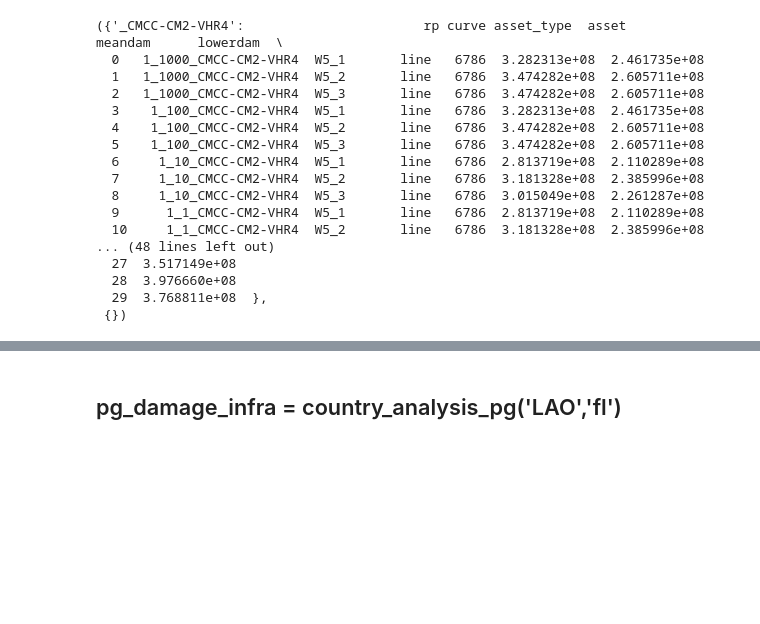
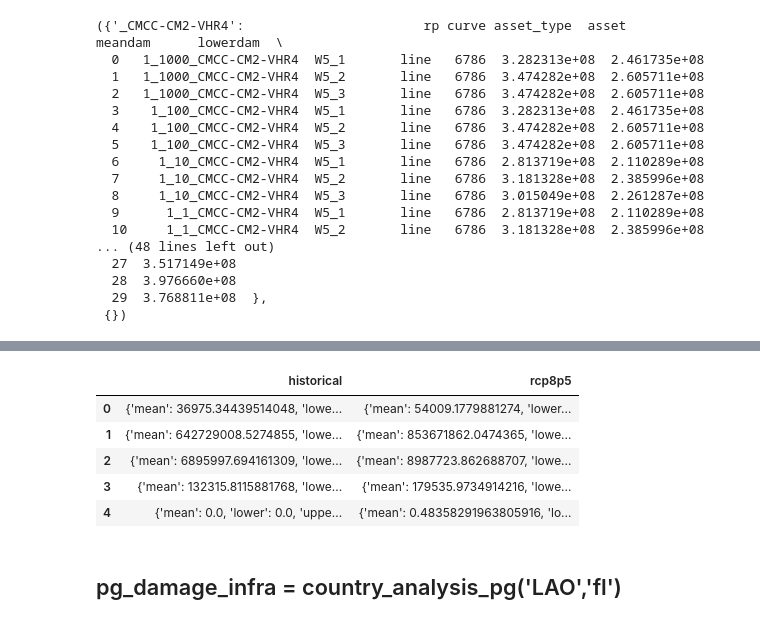
Before and after one commit to Mengqi-Ye/pg_risk_analysis, a Jupyter notebook: notebooks/Example_run.ipynb, the cells around one changed output, grey strips where cells are left out. Saved outputs shown, nothing was run; the diff lists cells and outputs as text; code cells hidden in the pictures; blank space fills up the shorter version.

```diff
--- a/notebooks/Example_run.ipynb
+++ b/notebooks/Example_run.ipynb
@@ -898,21 +902,0 @@ print(type(osm_damage_infra[0]['historical']))
-# %%
-def country_analysis_osm(country_code,hazard_type): #
-
-    # extract infrastructure data from OSM
-    #osm_power_infra = extract_osm_infrastructure(country_code,osm_data_path)  #!!!!!!!!!!!!!!!!!!!!!!!!DELETE NOTES AFTER TEST
-
-    # assess damage to hazard_type
-    osm_damage_infra = assess_damage_osm(country_code,osm_power_infra,hazard_type)
-
-    if hazard_type=='tc':
-        climate_models = ['_CMCC-CM2-VHR4'] #'','_CMCC-CM2-VHR4','_CNRM-CM6-1-HR','_EC-Earth3P-HR','_HadGEM3-GC31-HM'
-    elif hazard_type=='fl':
-        climate_models = ['historical','rcp8p5']
-    #print(len(osm_damage_infra))
-
-    for i in range(len(osm_damage_infra)):
-        for climate_model in climate_models:
-            with pd.ExcelWriter(os.path.join(output_path,'damage','{}_{}_osm_{}_damage_{}'.format(country_code,climate_model,hazard_type,i)+'.xlsx')) as writer:
-                osm_damage_infra[i][climate_model].to_excel(writer)
-
-    return osm_damage_infra
@@ -1131,3 +1289,12 @@ def country_analysis_pg(country_code,hazard_type): #
+# %%
+pd.DataFrame(osm_damage_infra)
+# %% [output]
+|  | historical | rcp8p5 |
+| 0 | {'mean': 36975.34439514048, 'lowe... | {'mean': 54009.1779881274, 'lower... |
+| 1 | {'mean': 642729008.5274855, 'lowe... | {'mean': 853671862.0474365, 'lowe... |
+| 2 | {'mean': 6895997.694161309, 'lowe... | {'mean': 8987723.862688707, 'lowe... |
+| 3 | {'mean': 132315.8115881768, 'lowe... | {'mean': 179535.9734914216, 'lowe... |
+| 4 | {'mean': 0.0, 'lower': 0.0, 'uppe... | {'mean': 0.48358291963805916, 'lo... |
 # %% [markdown]
 ## pg_damage_infra = country_analysis_pg('LAO','fl')
 # %%
```
Also changed, not shown: parts of 17 cells of this notebook, 12 other files.
